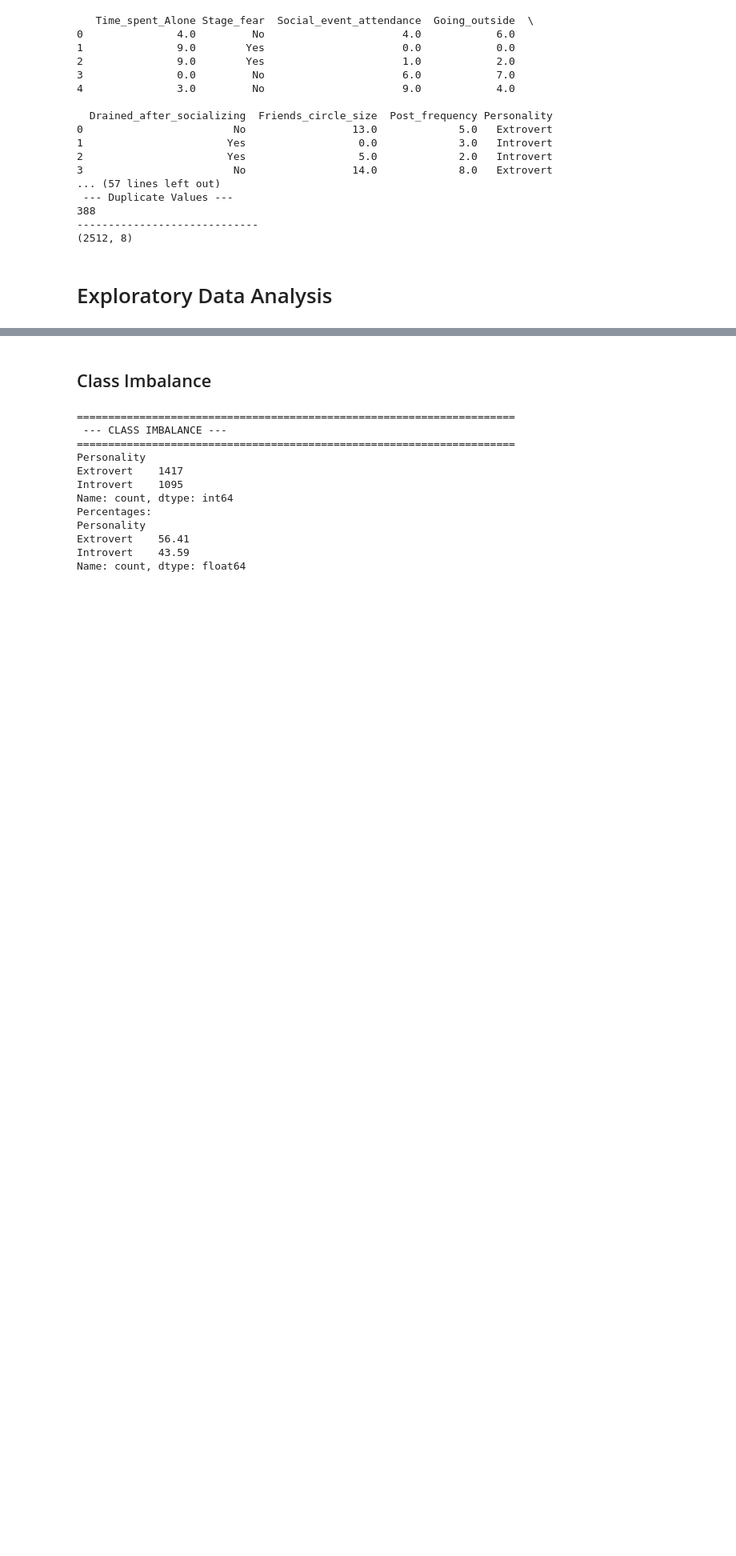
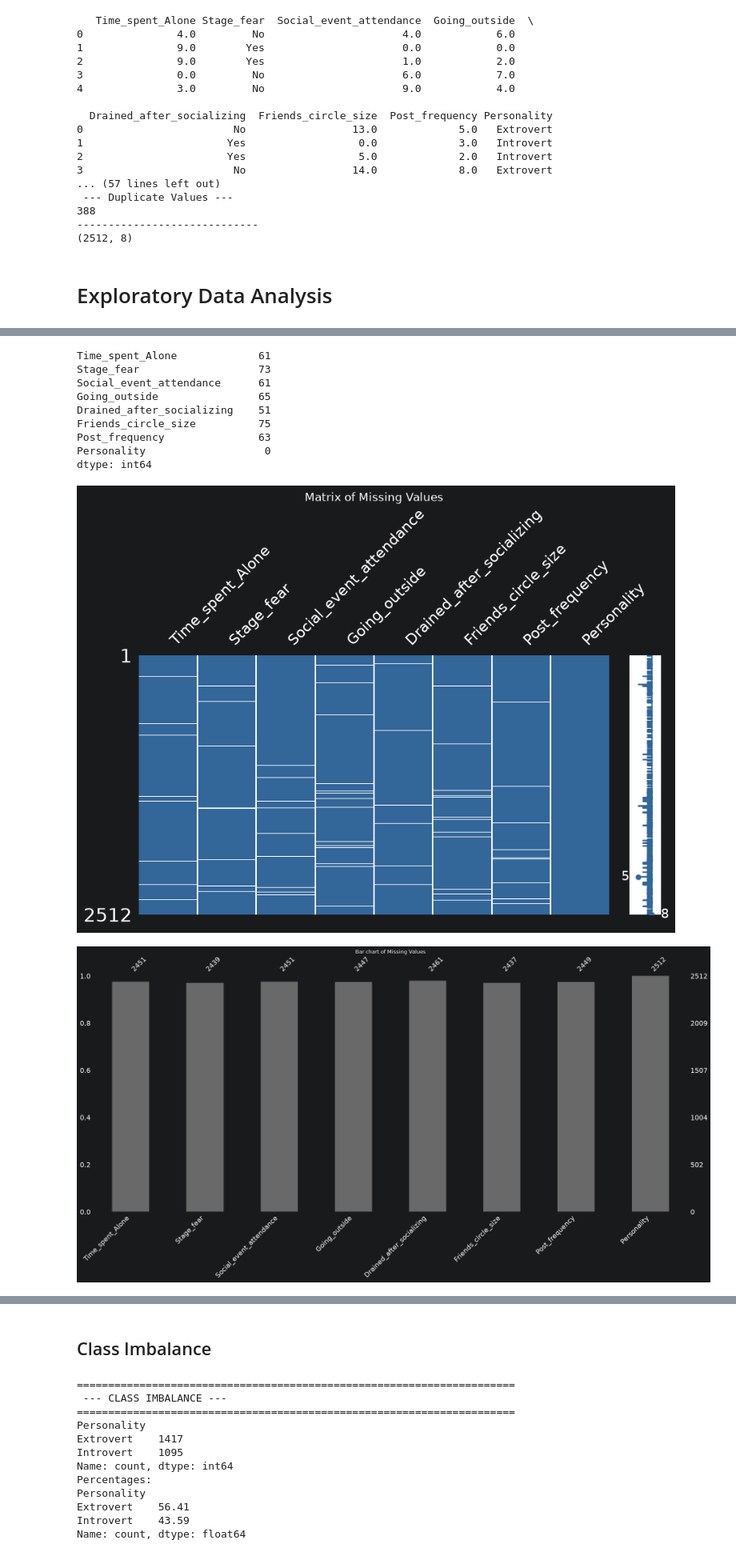
Before and after one commit to MudithMCoder/Introvert-Extrovert-Classification, a Jupyter notebook: pipeline.ipynb, the cells around one changed output, grey strips where cells are left out. Shown at 80% size. Saved outputs shown, nothing was run; the diff lists cells and outputs as text; code cells hidden in the pictures; blank space fills up the shorter version.

Commit message:
Add Missing Value Analysis

```diff
--- a/pipeline.ipynb
+++ b/pipeline.ipynb
@@ -30,8 +30,8 @@ print("-----------------------------")
 
 # Initial Cleaning before EDA
 # Droping Duplicates
-df_copy = df.drop_duplicates()
-print(df_copy.shape)
+df = df.drop_duplicates()
+print(df.shape)
 # %% [output]
    Time_spent_Alone Stage_fear  Social_event_attendance  Going_outside  \
 0               4.0         No                      4.0            6.0
@@ -54,0 +57,29 @@ print(df_copy.shape)
+# %%
+import missingno as msno
+import matplotlib.pyplot as plt
+import seaborn as sns
+
+# 1. Quantify the missing data
+print(df.isnull().sum())
+
+# 2. Visualize the missing data matrix
+msno.matrix(df, figsize=(10, 5), color=(0.2, 0.4, 0.6))
+plt.title("Matrix of Missing Values")
+plt.show()
+msno.bar(df)
+plt.title("Bar chart of Missing Values")
+plt.show()
+msno.heatmap(df)
+plt.show()
+# %% [output]
+Time_spent_Alone             61
+Stage_fear                   73
+Social_event_attendance      61
+Going_outside                65
+Drained_after_socializing    51
+Friends_circle_size          75
+Post_frequency               63
+Personality                   0
+dtype: int64
+[figure, added]
+[figure, added]
```
Also changed, not shown: parts of 4 cells of this notebook.
